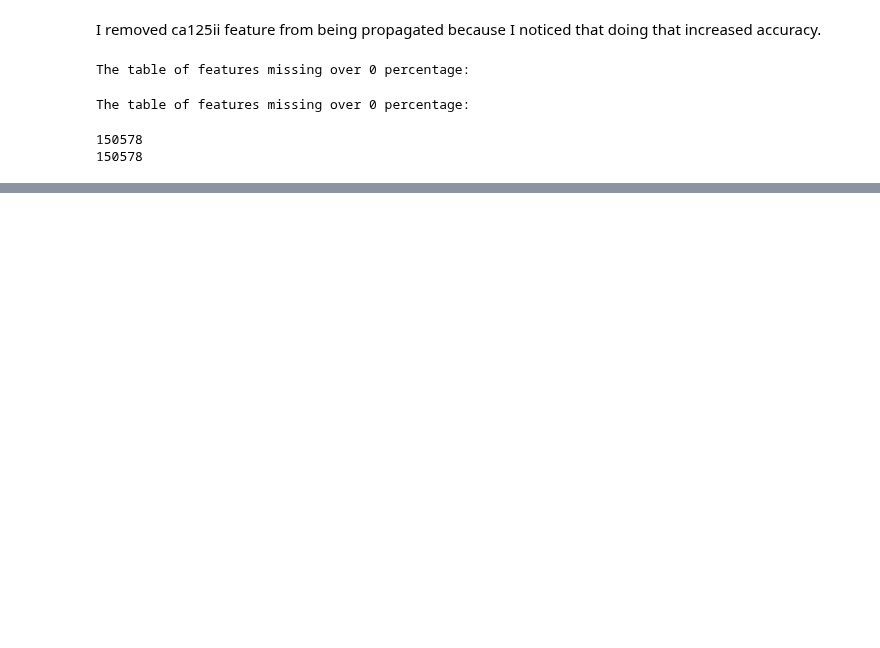
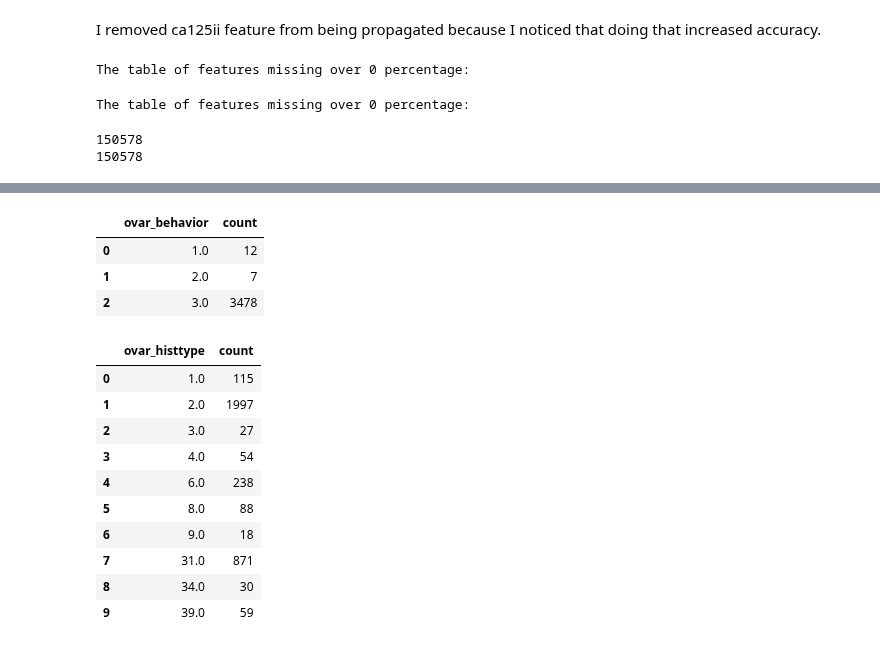
Before and after one commit to fedorenkood/ovarian_cancer_models, a Jupyter notebook: merging_dataset.ipynb, the cells around one changed output, grey strips where cells are left out. Drawn from its saved outputs; the diff is of its cells as text; code cells hidden in the pictures; blank space fills up the shorter version.

Commit message:
added filtered testing sets

```diff
--- a/merging_dataset.ipynb
+++ b/merging_dataset.ipynb
@@ -77,7 +77,7 @@ screen_abnorm_data = screen_abnorm_data.drop(proxy_features_abnorm_dataset, axis
 # Remove all ovar_ features
 personal_data = remove_featues_startswith(personal_data, ['ovar_', 'mortality', 'reconsent', 'is_dead', 'build', 'biopolink', 'ca125_', 'tvu', 'entrydays',
                                                           'entryage'
-                                                          ], ['ovar_cancer', 'ovar_cancer_diagdays'])
+                                                          ], ['ovar_cancer', 'ovar_cancer_diagdays', 'ovar_histtype', 'ovar_behavior'])
 
 # Remove all inad_ and examinerid_ and build_ features
 screen_data = remove_featues_startswith(screen_data, ['inad_', 'examinerid', 'build', 'tvures_'])
@@ -172,7 +167,8 @@ Since ca125ii only present in the personal dataset, I only kept the feature that
 # drop non-cancer records without screen records
 personal_filtered = personal_data
 condition = (personal_data['plco_id'].isin(screen_data['plco_id'])) | (personal_data['ovar_cancer'] == 1)
-personal_filtered = personal_filtered[condition]
+condition = (personal_data['plco_id'].isin(screen_data['plco_id']))
+# personal_filtered = personal_filtered[condition]
 # %%
 personal_filtered[personal_filtered['ovar_cancer_years']<50][['ovar_cancer_years']].describe()
 # %% [output]
@@ -286,0 +313,27 @@ missing_df.to_csv('./missing_features/propagated_df_missing.csv')
+# %%
+def get_column_values_count(df, get_counts_col):
+    df = pd.DataFrame(df[get_counts_col].value_counts().sort_index())
+    df = df.reset_index()
+    df.columns = [get_counts_col, 'count']
+    return df
+# %%
+get_column_values_count(last_propagated_df, 'ovar_behavior')
+# %% [output]
+|  | ovar_behavior | count |
+| 0 | 1.0 | 12 |
+| 1 | 2.0 | 7 |
+| 2 | 3.0 | 3478 |
+# %%
+get_column_values_count(last_propagated_df, 'ovar_histtype')
+# %% [output]
+|  | ovar_histtype | count |
+| 0 | 1.0 | 115 |
+| 1 | 2.0 | 1997 |
+| 2 | 3.0 | 27 |
+| 3 | 4.0 | 54 |
+| 4 | 6.0 | 238 |
+| 5 | 8.0 | 88 |
+| 6 | 9.0 | 18 |
+| 7 | 31.0 | 871 |
+| 8 | 34.0 | 30 |
+| 9 | 39.0 | 59 |
```
Also changed, not shown: parts of 13 cells of this notebook, 2 other files.
